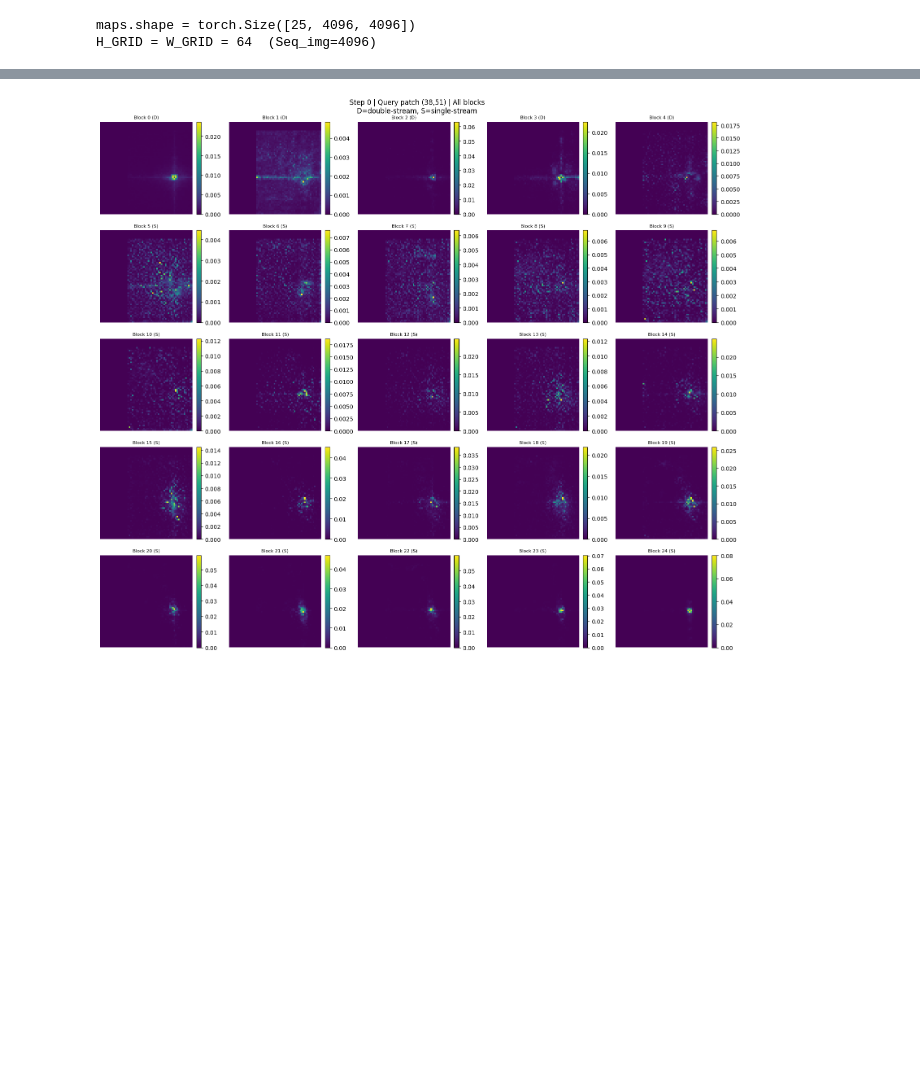
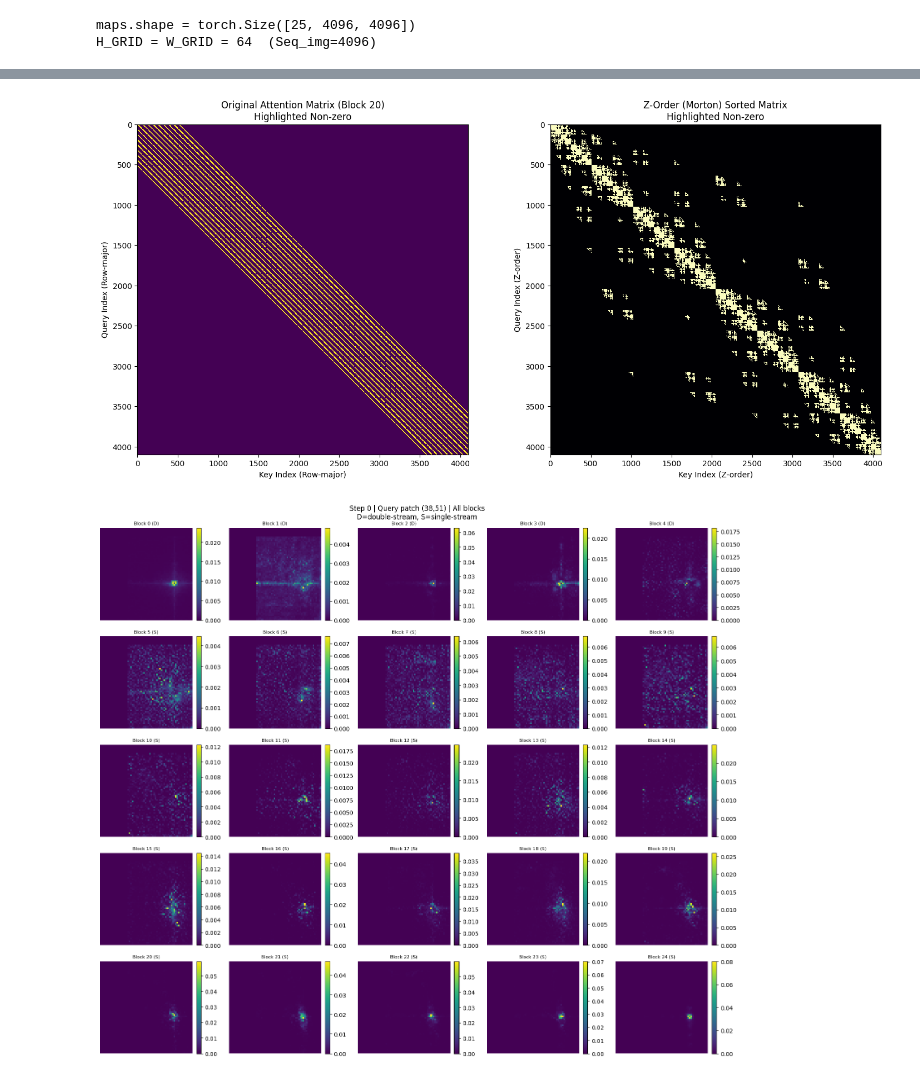
Before and after one commit to yyyyy7105/diffusers_csc2210, a Jupyter notebook: 2210/vis_attn_img.ipynb, the cells around one changed output, grey strips where cells are left out. Cells and saved outputs as stored; diff of their text form; code cells hidden in the pictures; blank space fills up the shorter version.

Commit message:
Add chebyshev and z-order option

```diff
--- a/2210/vis_attn_img.ipynb
+++ b/2210/vis_attn_img.ipynb
@@ -34,4 +34,60 @@ tensor([0.0671, 0.0453, 0.0228,  ..., 0.0000, 0.0000, 0.0000],
        dtype=torch.float16)
+# %%
+import torch
+import matplotlib.pyplot as plt
+import numpy as np
+
+# 1. 定义 Morton 排序逻辑 (与之前讨论的一致)
+def get_morton_indices(h, w, device):
+    rows = torch.arange(h, device=device).repeat_interleave(w)
+    cols = torch.arange(w, device=device).repeat(h)
+
+    def spread_bits(x):
+        x = x.long()
+        x = (x | (x << 8)) & 0x00FF00FF
+        x = (x | (x << 4)) & 0x0F0F0F0F
+        x = (x | (x << 2)) & 0x33333333
+        x = (x | (x << 1)) & 0x55555555
+        return x
+
+    codes = spread_bits(rows) | (spread_bits(cols) << 1)
+    sort_idx = torch.argsort(codes)
+    return sort_idx
+
+# 2. 准备数据
+BLOCK_IDX = 20  # 选择一个 block 进行观察
+attn_orig = maps[BLOCK_IDX].float().cpu()
+
+# 计算 Z-order 索引
+sort_idx = get_morton_indices(H_GRID, W_GRID, device='cpu')
+
+# 3. 对注意力矩阵进行重排
+# 注意：Attention 矩阵是 (Query, Key)，所以行和列都需要重排
+attn_zorder = attn_orig[sort_idx, :][:, sort_idx]
+
+# 4. 绘图
+fig, axes = plt.subplots(1, 2, figsize=(15, 7))
+
+# 图 1：原始注意力矩阵 (高亮非零区域)
+# 使用 log 尺度或者阈值化来突出稀疏结构
+im1 = axes[0].imshow(attn_orig != 0, cmap='viridis', interpolation='nearest')
+axes[0].set_title(f"Original Attention Matrix (Block {BLOCK_IDX})\nHighlighted Non-zero")
+axes[0].set_xlabel("Key Index (Row-major)")
+axes[0].set_ylabel("Query Index (Row-major)")
+
+# 图 2：Z-order 重排后的矩阵
+im2 = axes[1].imshow(attn_zorder != 0, cmap='magma', interpolation='nearest')
+axes[1].set_title(f"Z-Order (Morton) Sorted Matrix\nHighlighted Non-zero")
+axes[1].set_xlabel("Key Index (Z-order)")
+axes[1].set_ylabel("Query Index (Z-order)")
+
+plt.tight_layout()
+plt.show()
+
+# 如果你想保存图片
+# plt.savefig(f"attn_comparison_step_{STEP}_block_{BLOCK_IDX}.png", dpi=300)
+# %% [output]
+[figure, added]
 # %%
 def plot_all_blocks(maps, step, query_row, query_col, cmap="viridis", figsize=(16, 14), color_bar=True):
     """5×5 grid showing attention heatmap for all 25 blocks at a given query patch."""
```
Also changed, not shown: parts of 2 cells of this notebook, 4 other files.
